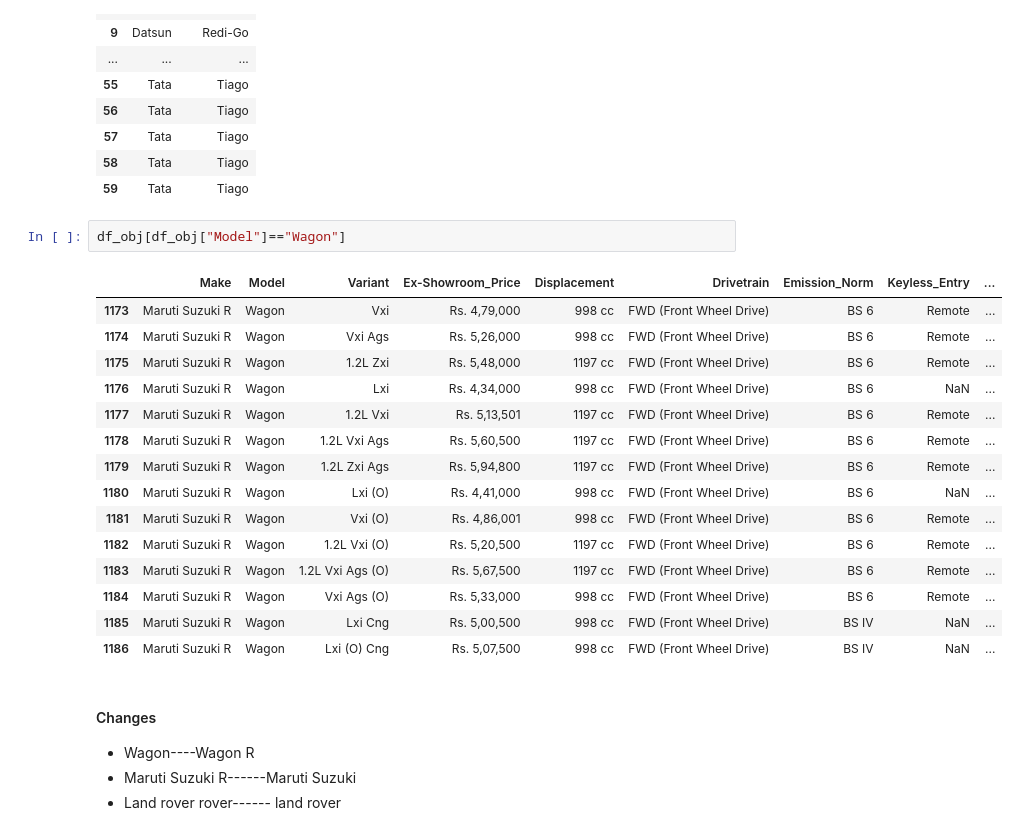
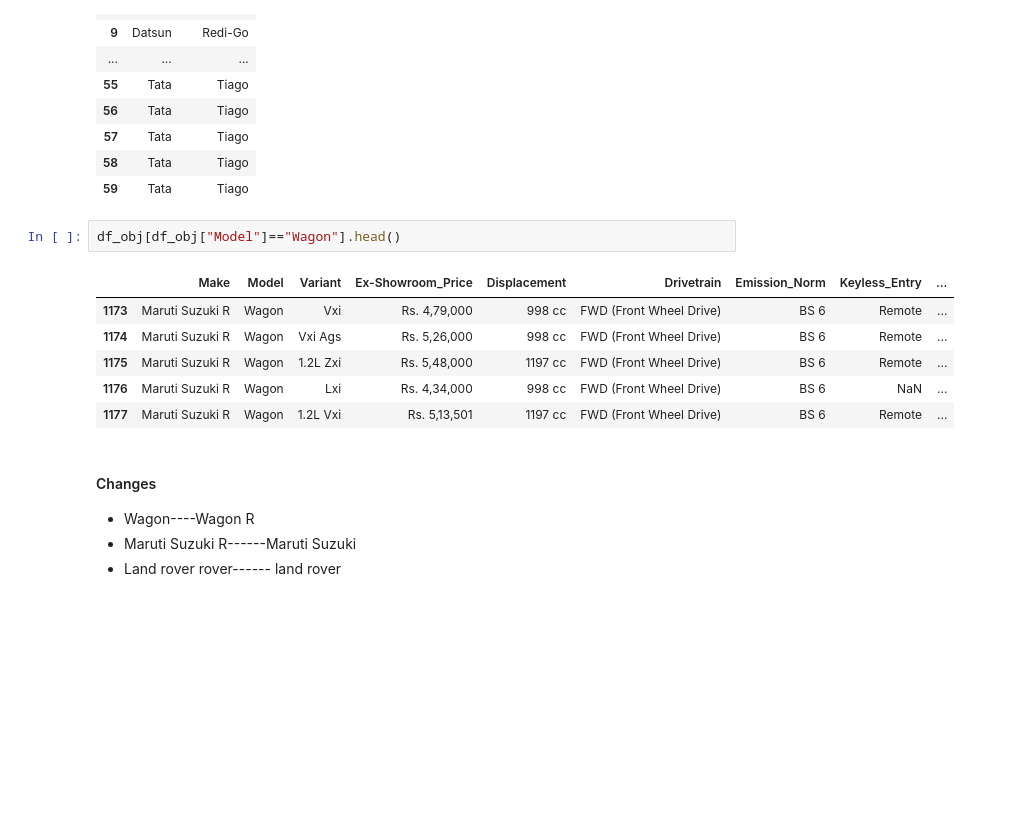
Before and after one commit to Rupanshi30/EDA, a Jupyter notebook: car-exshowroom-price-india-2022.ipynb, the cells around one changed output. Drawn from its saved outputs; the diff is of its cells as text; blank space fills up the shorter version.

```diff
--- a/car-exshowroom-price-india-2022.ipynb
+++ b/car-exshowroom-price-india-2022.ipynb
@@ -526,23 +301,14 @@ df_obj[["Make","Model"]][0:60]
 | 58 | Tata | Tiago |
 | 59 | Tata | Tiago |
 # %%
-df_obj[df_obj["Model"]=="Wagon"]
+df_obj[df_obj["Model"]=="Wagon"].head()
 # %% [output]
 |  | Make | Model | Variant | Ex-Showroom_Price | Displacement | Drivetrain | Emission_Norm | Keyless_Entry | ... |
 | 1173 | Maruti Suzuki R | Wagon | Vxi | Rs. 4,79,000 | 998 cc | FWD (Front Wheel Drive) | BS 6 | Remote | ... |
 | 1174 | Maruti Suzuki R | Wagon | Vxi Ags | Rs. 5,26,000 | 998 cc | FWD (Front Wheel Drive) | BS 6 | Remote | ... |
 | 1175 | Maruti Suzuki R | Wagon | 1.2L Zxi | Rs. 5,48,000 | 1197 cc | FWD (Front Wheel Drive) | BS 6 | Remote | ... |
 | 1176 | Maruti Suzuki R | Wagon | Lxi | Rs. 4,34,000 | 998 cc | FWD (Front Wheel Drive) | BS 6 | NaN | ... |
 | 1177 | Maruti Suzuki R | Wagon | 1.2L Vxi | Rs. 5,13,501 | 1197 cc | FWD (Front Wheel Drive) | BS 6 | Remote | ... |
-| 1178 | Maruti Suzuki R | Wagon | 1.2L Vxi Ags | Rs. 5,60,500 | 1197 cc | FWD (Front Wheel Drive) | BS 6 | Remote | ... |
-| 1179 | Maruti Suzuki R | Wagon | 1.2L Zxi Ags | Rs. 5,94,800 | 1197 cc | FWD (Front Wheel Drive) | BS 6 | Remote | ... |
-| 1180 | Maruti Suzuki R | Wagon | Lxi (O) | Rs. 4,41,000 | 998 cc | FWD (Front Wheel Drive) | BS 6 | NaN | ... |
-| 1181 | Maruti Suzuki R | Wagon | Vxi (O) | Rs. 4,86,001 | 998 cc | FWD (Front Wheel Drive) | BS 6 | Remote | ... |
-| 1182 | Maruti Suzuki R | Wagon | 1.2L Vxi (O) | Rs. 5,20,500 | 1197 cc | FWD (Front Wheel Drive) | BS 6 | Remote | ... |
-| 1183 | Maruti Suzuki R | Wagon | 1.2L Vxi Ags (O) | Rs. 5,67,500 | 1197 cc | FWD (Front Wheel Drive) | BS 6 | Remote | ... |
-| 1184 | Maruti Suzuki R | Wagon | Vxi Ags (O) | Rs. 5,33,000 | 998 cc | FWD (Front Wheel Drive) | BS 6 | Remote | ... |
-| 1185 | Maruti Suzuki R | Wagon | Lxi Cng | Rs. 5,00,500 | 998 cc | FWD (Front Wheel Drive) | BS IV | NaN | ... |
-| 1186 | Maruti Suzuki R | Wagon | Lxi (O) Cng | Rs. 5,07,500 | 998 cc | FWD (Front Wheel Drive) | BS IV | NaN | ... |
 # %% [markdown]
 #### Changes
 - Wagon----Wagon R
```
Also changed, not shown: parts of 81 cells of this notebook.
